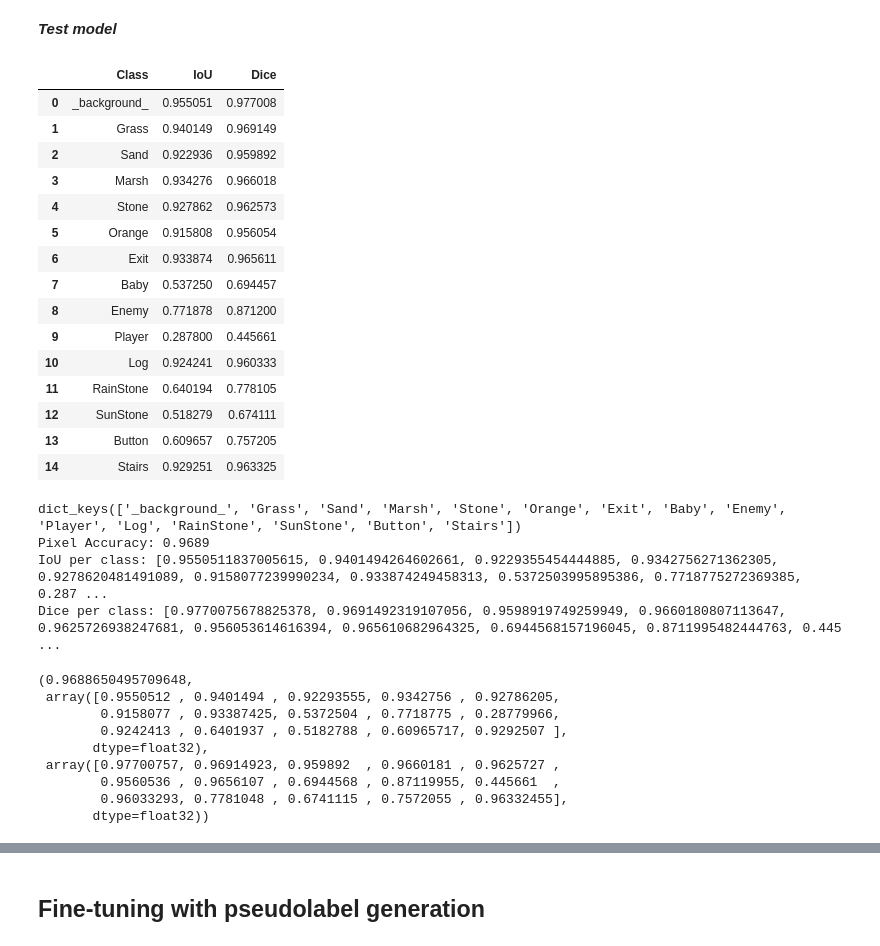
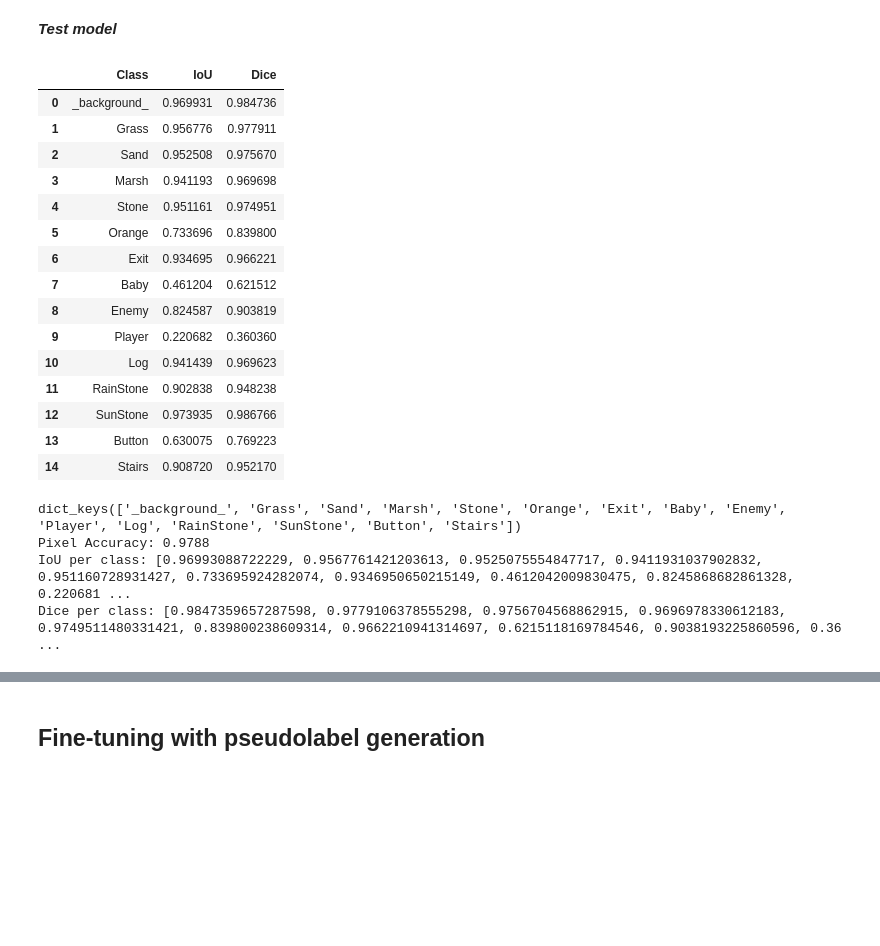
Before and after one commit to ericzander/ufo50-ssl-segmentation, a Jupyter notebook: notebook/camo_segmentation.ipynb, the cells around one changed output, grey strips where cells are left out. Drawn from its saved outputs; the diff is of its cells as text; code cells hidden in the pictures; blank space fills up the shorter version.

Commit message:
98% acc but player pixel classification needs work

```diff
--- a/notebook/camo_segmentation.ipynb
+++ b/notebook/camo_segmentation.ipynb
@@ -176,10 +176,10 @@ Text(0.5, 1.0, 'Ground Truth Labels')
 # Data agumentation
 # norm_params = [0.5 for _ in range(3)]
 contrastive_transforms = tvT.Compose([
-    tvT.RandomResizedCrop(resize_dims, scale=(0.7, 1.0)),        # Crop
+    tvT.RandomResizedCrop(resize_dims, scale=(0.6, 1.0)),        # Crop
     tvT.RandomHorizontalFlip(),                                    # Flip
     tvT.RandomVerticalFlip(),                                      # Flip
-    tvT.RandomApply([tvT.ColorJitter(0.3, 0.3, 0.3, 0.01)], p=0.5), # HSV stuff
+    # tvT.RandomApply([tvT.ColorJitter(0.3, 0.3, 0.3, 0.01)], p=0.5), # HSV stuff
     tvT.RandomGrayscale(p=0.5),                                    # Grayscale (learn shapes)
     tvT.ToTensor(),
     tvT.Normalize(mean=mean, std=std)
@@ -329,8 +329,8 @@ def train_contrastive(model, loader, optimizer, epochs):
 
         print(f"Epoch [{epoch+1}/{epochs}], Loss: {avg_loss:.4f}")
 
-        if avg_loss >= prev_avg_loss:
-            break
+        # if avg_loss >= prev_avg_loss:
+        #     break
 
         prev_avg_loss = avg_loss
 
@@ -338,7 +338,7 @@ contrastive_model = ContrastiveModel().to(device)
 optimizer = torch.optim.Adam(contrastive_model.parameters(), lr=1e-3)
 
 weights_path = "contrastive_model_weights.pth"
-epochs = 15
+epochs = 20
 
 if os.path.exists(weights_path):
     contrastive_model.load_state_dict(torch.load(weights_path, weights_only=True))
@@ -408,9 +407,24 @@ class FlippedDataset(Dataset):
     def __len__(self):
         return len(self.dataset)
 
+class GrayscaleDataset(Dataset):
+    def __init__(self, dataset):
+        self.dataset = dataset
+        self.transform = transform
+
+    def __getitem__(self, index):
+        x, y = self.dataset[index]
+        x = tvF.rgb_to_grayscale(x, num_output_channels=3)
+        return x, y
+
+    def __len__(self):
+        return len(self.dataset)
+
 train_original = torch.utils.data.Subset(labeled_dataset, train_indices)
 train_flipped = FlippedDataset(train_original)
-train_dataset = ConcatDataset([train_original, train_flipped])
+train_gray = GrayscaleDataset(train_original)
+train_flipped_gray = FlippedDataset(train_gray)
+train_dataset = ConcatDataset([train_original, train_flipped, train_gray, train_flipped_gray])
 
 test_dataset = torch.utils.data.Subset(labeled_dataset, test_indices)
 
@@ -663,60 +701,51 @@ def evaluate_segmentation(model, loader, n_classes):
                 intersection = (pred_mask & true_mask).sum().float()
                 union = (pred_mask | true_mask).sum().float()
                 dice = 2 * intersection / (pred_mask.sum().float() + true_mask.sum().float() + eps)
 
                 if union > 0:
                     iou_per_class[cls] += intersection / (union + eps)
                 dice_per_class[cls] += dice
 
     # Aggregate metrics
     pixel_accuracy = correct_pixels / total_pixels
     iou_per_class = iou_per_class / len(loader)
     dice_per_class = dice_per_class / len(loader)
 
     class_names = list(labeled_dataset.classes.keys())
     metrics_table = pd.DataFrame({
         "Class": class_names,
         "IoU": iou_per_class.cpu().numpy(),
         "Dice": dice_per_class.cpu().numpy()
     })
 
     display(metrics_table)
 
     print(labeled_dataset.classes.keys())
     print(f"Pixel Accuracy: {pixel_accuracy:.4f}")
     print(f"IoU per class: {iou_per_class.tolist()}")
     print(f"Dice per class: {dice_per_class.tolist()}")
 
-    return pixel_accuracy, iou_per_class.cpu().numpy(), dice_per_class.cpu().numpy()
+    return metrics_table, pixel_accuracy, iou_per_class.cpu().numpy(), dice_per_class.cpu().numpy()
 
-evaluate_segmentation(segmentation_model, test_loader, len(labeled_dataset.classes))
+metrics_table, _, _, _ = evaluate_segmentation(segmentation_model, test_loader, len(labeled_dataset.classes))
 # %% [output]
 |  | Class | IoU | Dice |
-| 0 | _background_ | 0.955051 | 0.977008 |
-| 1 | Grass | 0.940149 | 0.969149 |
-| 2 | Sand | 0.922936 | 0.959892 |
-| 3 | Marsh | 0.934276 | 0.966018 |
-| 4 | Stone | 0.927862 | 0.962573 |
-| 5 | Orange | 0.915808 | 0.956054 |
-| 6 | Exit | 0.933874 | 0.965611 |
-| 7 | Baby | 0.537250 | 0.694457 |
-| 8 | Enemy | 0.771878 | 0.871200 |
-| 9 | Player | 0.287800 | 0.445661 |
-| 10 | Log | 0.924241 | 0.960333 |
-| 11 | RainStone | 0.640194 | 0.778105 |
-| 12 | SunStone | 0.518279 | 0.674111 |
-| 13 | Button | 0.609657 | 0.757205 |
-| 14 | Stairs | 0.929251 | 0.963325 |
+| 0 | _background_ | 0.969931 | 0.984736 |
+| 1 | Grass | 0.956776 | 0.977911 |
+| 2 | Sand | 0.952508 | 0.975670 |
+| 3 | Marsh | 0.941193 | 0.969698 |
+| 4 | Stone | 0.951161 | 0.974951 |
+| 5 | Orange | 0.733696 | 0.839800 |
+| 6 | Exit | 0.934695 | 0.966221 |
+| 7 | Baby | 0.461204 | 0.621512 |
+| 8 | Enemy | 0.824587 | 0.903819 |
+| 9 | Player | 0.220682 | 0.360360 |
+| 10 | Log | 0.941439 | 0.969623 |
+| 11 | RainStone | 0.902838 | 0.948238 |
+| 12 | SunStone | 0.973935 | 0.986766 |
+| 13 | Button | 0.630075 | 0.769223 |
+| 14 | Stairs | 0.908720 | 0.952170 |
 dict_keys(['_background_', 'Grass', 'Sand', 'Marsh', 'Stone', 'Orange', 'Exit', 'Baby', 'Enemy', 'Player', 'Log', 'RainStone', 'SunStone', 'Button', 'Stairs'])
-Pixel Accuracy: 0.9689
-IoU per class: [0.9550511837005615, 0.9401494264602661, 0.9229355454444885, 0.9342756271362305, 0.9278620481491089, 0.9158077239990234, 0.933874249458313, 0.5372503995895386, 0.7718775272369385, 0.287 ...
-Dice per class: [0.9770075678825378, 0.9691492319107056, 0.9598919749259949, 0.9660180807113647, 0.9625726938247681, 0.956053614616394, 0.965610682964325, 0.6944568157196045, 0.8711995482444763, 0.445 ...
+Pixel Accuracy: 0.9788
+IoU per class: [0.96993088722229, 0.9567761421203613, 0.9525075554847717, 0.9411931037902832, 0.951160728931427, 0.733695924282074, 0.9346950650215149, 0.4612042009830475, 0.8245868682861328, 0.220681 ...
+Dice per class: [0.9847359657287598, 0.9779106378555298, 0.9756704568862915, 0.9696978330612183, 0.9749511480331421, 0.839800238609314, 0.9662210941314697, 0.6215118169784546, 0.9038193225860596, 0.36 ...
-(0.9688650495709648,
- array([0.9550512 , 0.9401494 , 0.92293555, 0.9342756 , 0.92786205,
-        0.9158077 , 0.93387425, 0.5372504 , 0.7718775 , 0.28779966,
-        0.9242413 , 0.6401937 , 0.5182788 , 0.60965717, 0.9292507 ],
-       dtype=float32),
- array([0.97700757, 0.96914923, 0.959892  , 0.9660181 , 0.9625727 ,
-        0.9560536 , 0.9656107 , 0.6944568 , 0.87119955, 0.445661  ,
-        0.96033293, 0.7781048 , 0.6741115 , 0.7572055 , 0.96332455],
-       dtype=float32))
```
Also changed, not shown: parts of 13 cells of this notebook.
